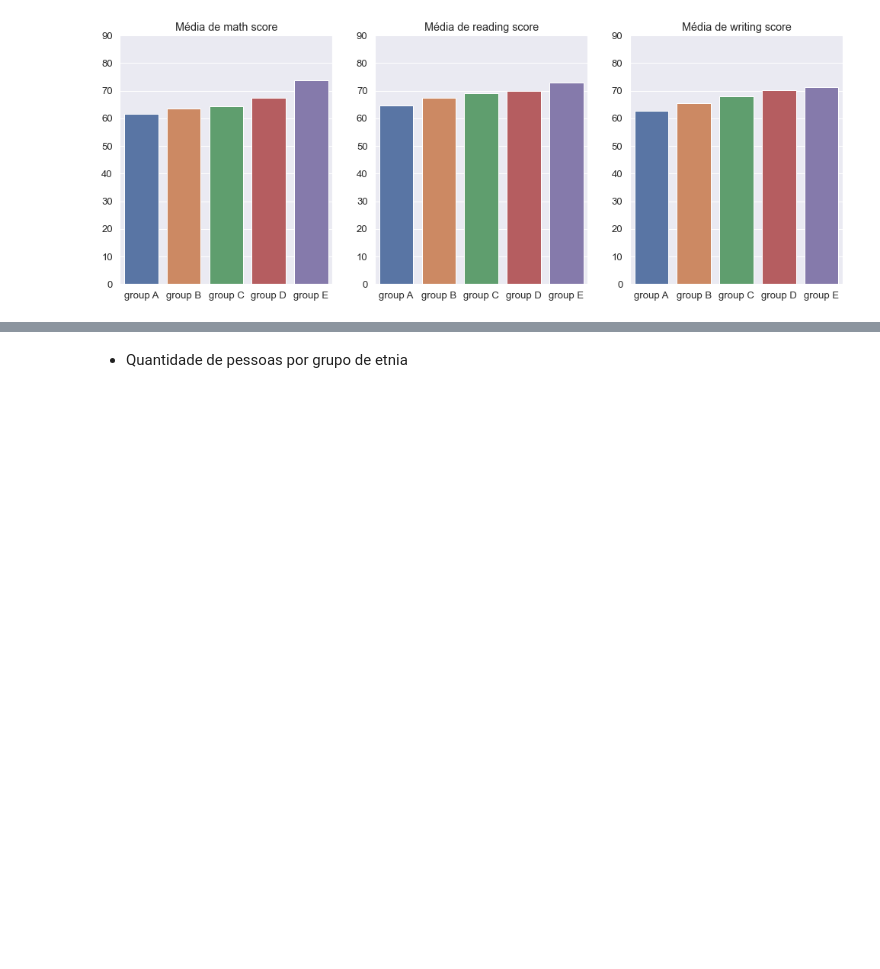
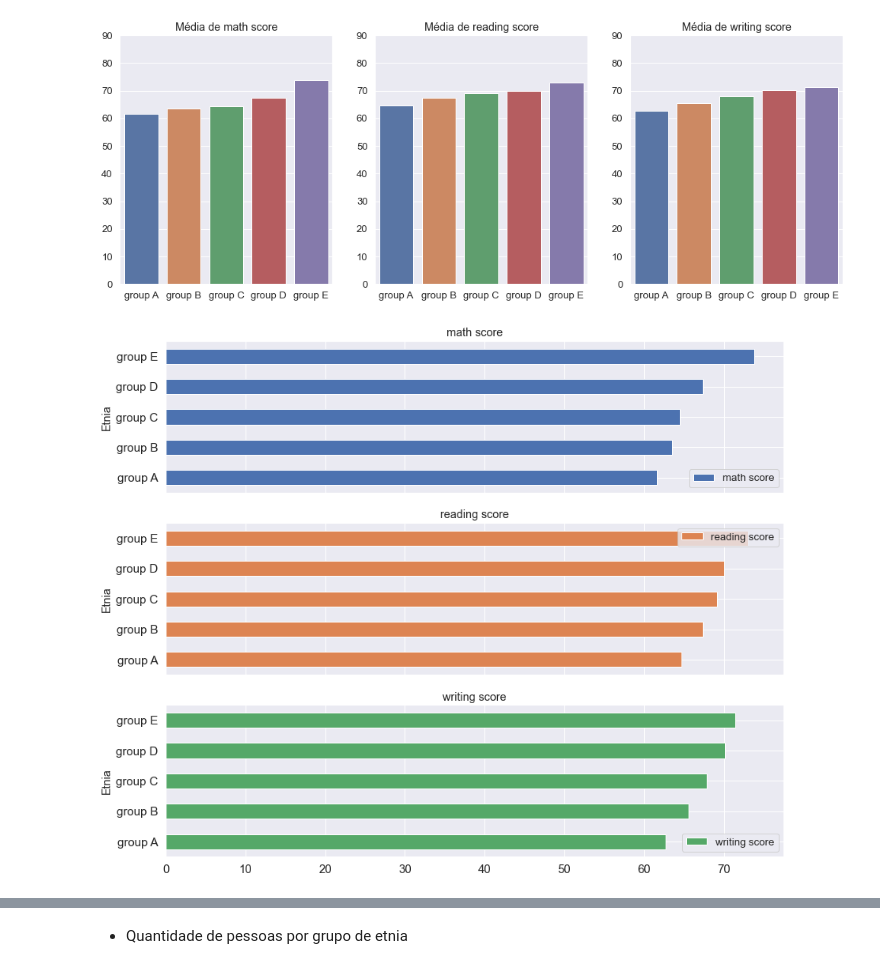
Before and after one commit to helenacypreste/helen-marlon-letscode-projeto2, a Jupyter notebook: notebooks/EDA-students-performance-exams.ipynb, the cells around one changed output, grey strips where cells are left out. Saved outputs shown, nothing was run; the diff lists cells and outputs as text; code cells hidden in the pictures; blank space fills up the shorter version.

```diff
--- a/notebooks/EDA-students-performance-exams.ipynb
+++ b/notebooks/EDA-students-performance-exams.ipynb
@@ -133,3 +127,7 @@ for idx in range(3):
 plt.show()
 # %% [output]
 [figure]
+# %%
+df_etnia.plot(subplots=True, kind='barh', figsize=(14,12), fontsize=15, sharey=True, xlabel='Etnia');
+# %% [output]
+[figure, added]
```
Also changed, not shown: parts of 9 cells of this notebook.
